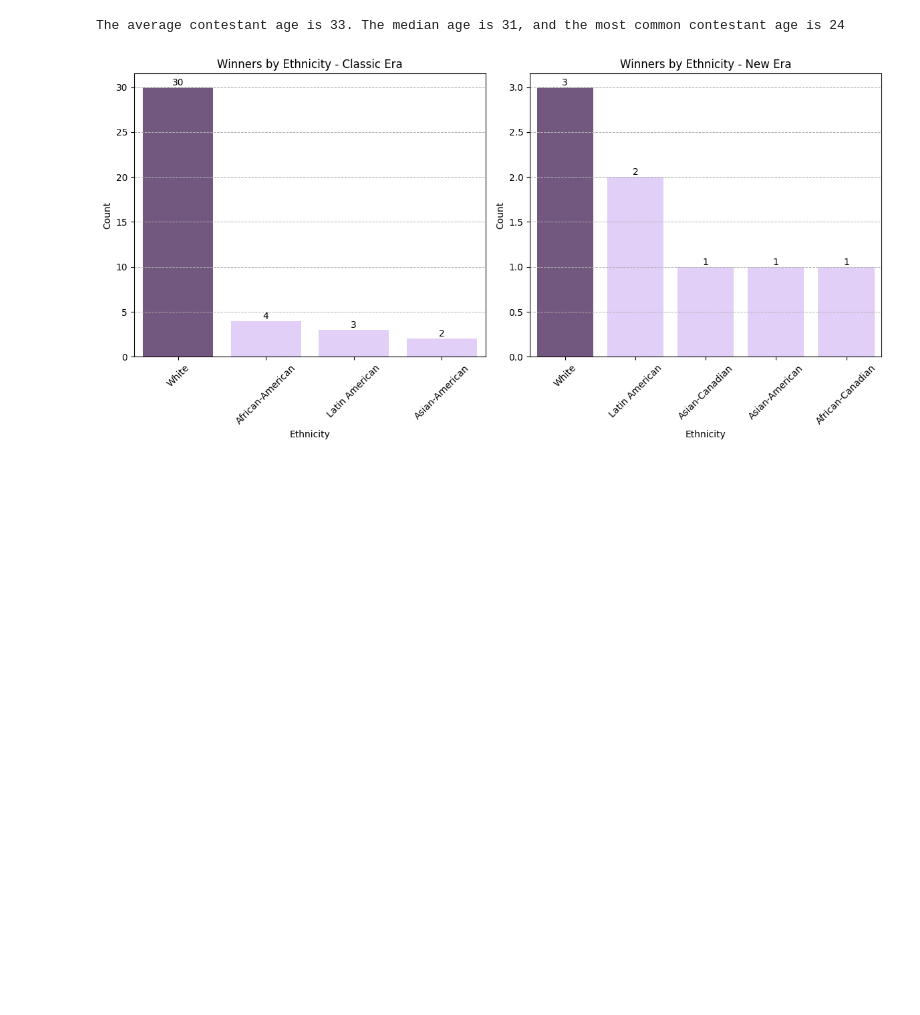
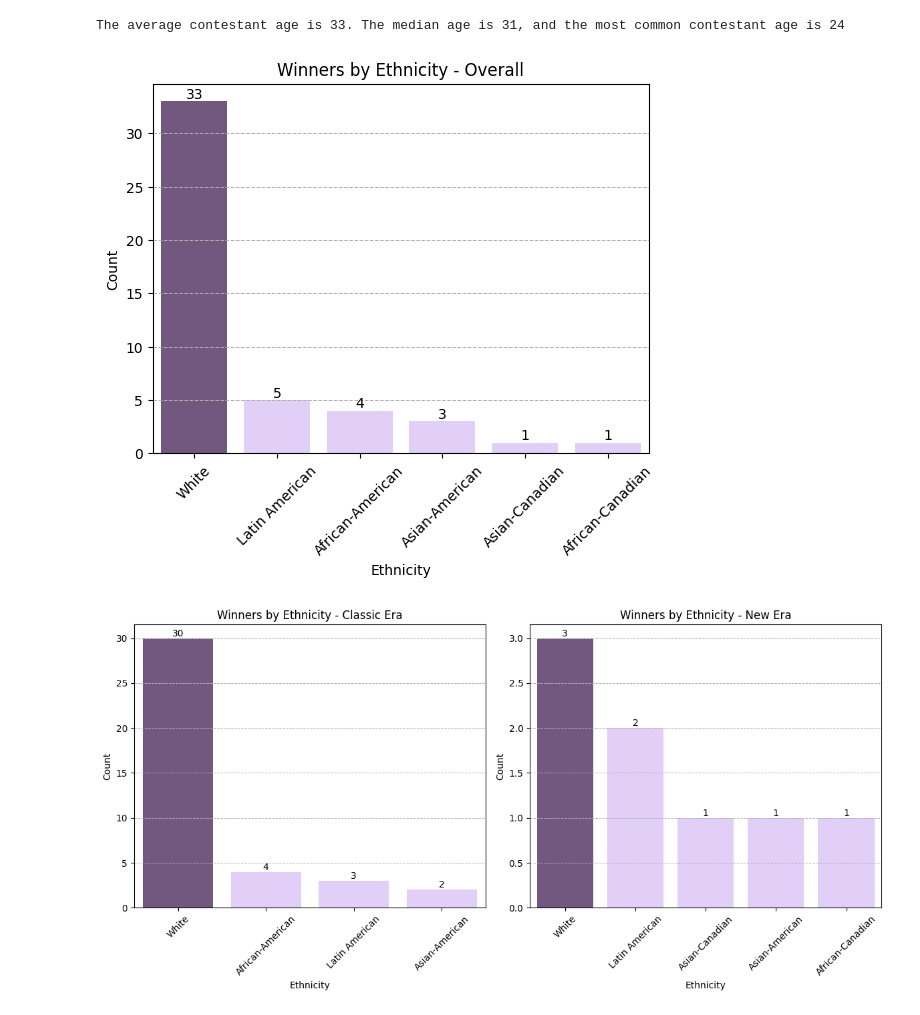
Before and after one commit to jubilbee/Survivor_EDA, a Jupyter notebook: Survivor_EDA.ipynb, the cells around one changed output. Drawn from its saved outputs; the diff is of its cells as text; code cells hidden in the pictures; blank space fills up the shorter version.

Commit message:
Added bar charts for overall season distributions

```diff
--- a/Survivor_EDA.ipynb
+++ b/Survivor_EDA.ipynb
@@ -326,6 +326,44 @@ stats.to_sql('stats', conn, if_exists='replace', index=False)
 
 # Close the connection
 conn.close()
+# %%
+winner_ethn_overall = '''
+SELECT
+    Ethnicity, COUNT(Ethnicity) as Count
+FROM
+    contestants
+WHERE
+    Finish = 1
+GROUP BY
+    Ethnicity
+ORDER BY
+    Count DESC;
+'''
+sql(winner_ethn_overall)
+max_count = sql(winner_ethn_overall)['Count'].max()
+
+colors = ['#745284' if count == max_count else '#E0C9FD' for count in sql(winner_ethn_overall)['Count']]
+plot = sns.barplot(x='Ethnicity',
+                    y='Count',
+                    data=sql(winner_ethn_overall),
+                    palette=colors,
+                    hue='Ethnicity',
+                    legend=False,)
+for bar in plot.patches:
+    height = bar.get_height()
+    plot.text(
+        bar.get_x() + bar.get_width() / 2,
+        height,
+        f'{height:.0f}',
+        ha='center',
+        va='bottom'
+    )
+plt.title('Winners by Ethnicity - Overall')
+plt.grid(True, which='both', axis='y', linestyle='--', linewidth=0.7)
+plt.tick_params(axis='x', rotation=45)
+plt.show()
+# %% [output]
+[figure, added]
 # %%
 # Are there any shared demographics of top players? (High Survivor Scores/Averages, (Most Idols played- not necessarily 'top' players), Season winners)
 winner_ethn_classic = '''
```
Also changed, not shown: parts of 5 cells of this notebook.
